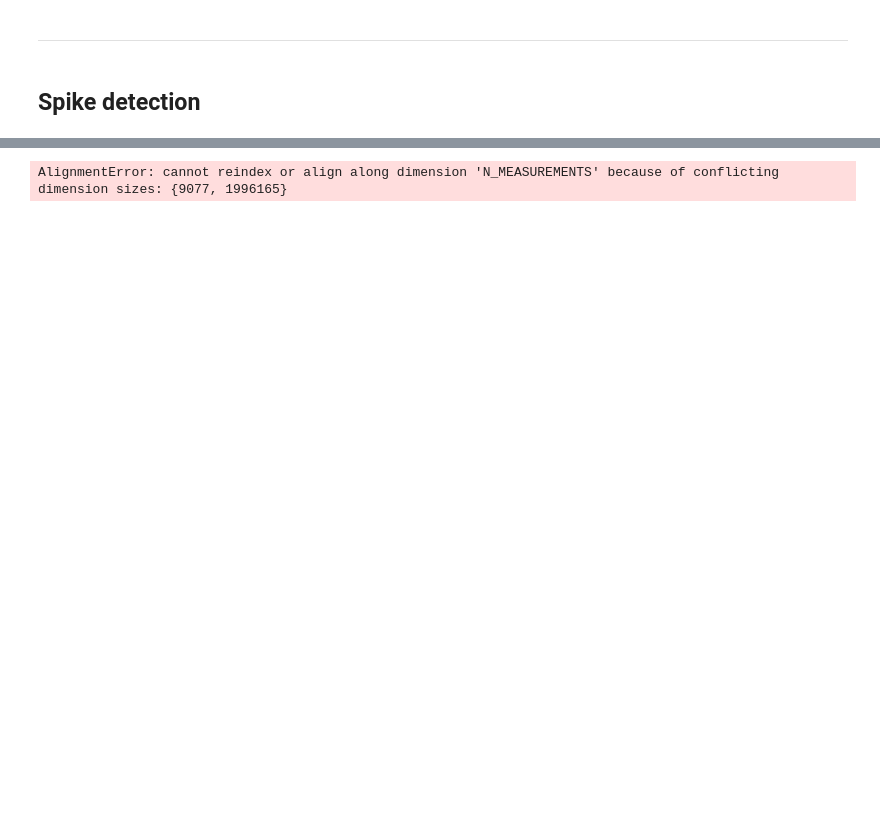
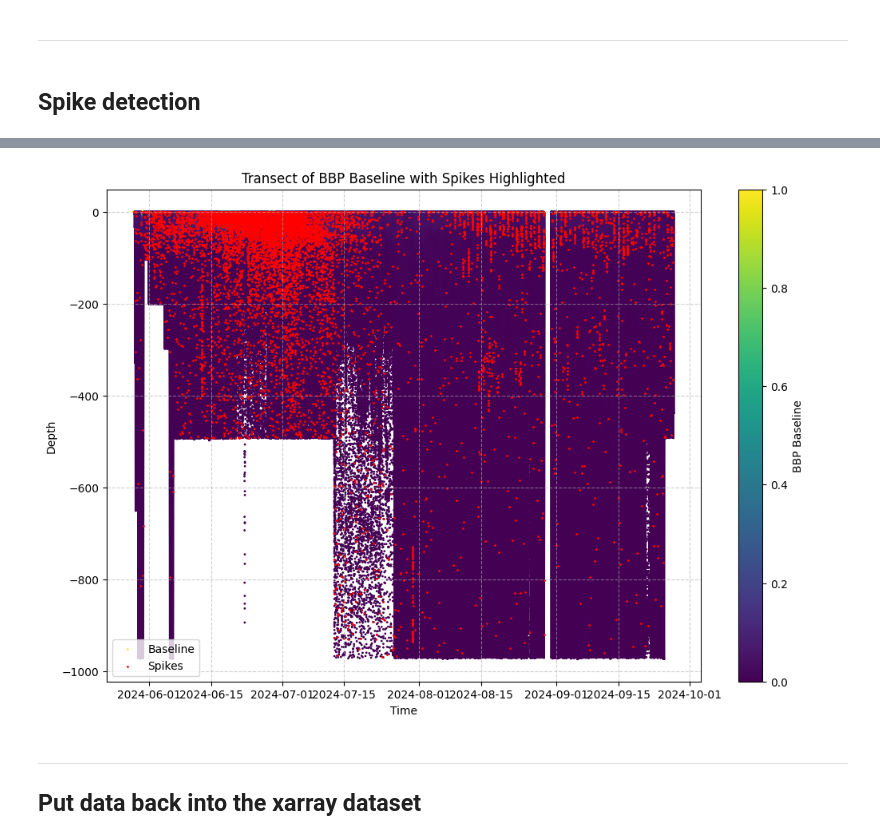
Before and after one commit to Flavi1P/risc_glider_demo, a Jupyter notebook: Scripts/Python/00_bbp_processing.ipynb, the cells around one changed output, grey strips where cells are left out. Saved outputs shown, nothing was run; the diff lists cells and outputs as text; code cells hidden in the pictures; blank space fills up the shorter version.

Commit message:
push bbp bubble still todo

```diff
--- a/Scripts/Python/00_bbp_processing.ipynb
+++ b/Scripts/Python/00_bbp_processing.ipynb
@@ -106,9 +161,38 @@ bbp_baseline, bbp_spikes = gt.cleaning.despike(bbp_corrected, 7, spike_method='m
+# %%
+# Plot transect of bbp_baseline with spikes highlighted
+plt.figure(figsize=(12, 8))
+
+spikes_mask = bbp_spikes > 0.001
+
+# Plot bbp_baseline
+plt.scatter(ds['TIME'].data[~nan_mask], ds['DEPTH_INTERP'].data[~nan_mask],
+            c=bbp_baseline[~nan_mask], cmap='viridis', s=1, label='Baseline')
+
+# Overlay spikes in red
+plt.scatter(ds['TIME'].data[spikes_mask], ds['DEPTH_INTERP'].data[spikes_mask],
+            c='red', s=1, label='Spikes')
+
+plt.colorbar(label='BBP Baseline')
+plt.xlabel('Time')
+plt.ylabel('Depth')
+plt.title('Transect of BBP Baseline with Spikes Highlighted')
+plt.legend()
+plt.grid(True, linestyle='--', alpha=0.6)
+plt.show()
+# %% [output]
+[figure, added]
+# %% [markdown]
+****
+
+## Put data back into the xarray dataset
 # %%
-ds["BBP700_ADJUSTED"] = xr.DataArray(bbp_baseline, coords=ds["BBP700"].coords, dims=ds["BBP700"].dims,
-                                     attrs=ds["BBP700"].attrs)
+ds["BBP700_ADJUSTED"] = xr.DataArray(
+    bbp_corrected,
+    coords={"N_MEASUREMENTS": ds["N_MEASUREMENTS"]},
+    dims=ds["BBP700"].dims,
+    attrs=ds["BBP700"].attrs
+)
 
 ds["BBP700_ADJUSTED"].attrs['long_name'] = 'Corrected particulate backscattering coefficient at 700 nm'
 ds["BBP700_ADJUSTED"].attrs['standard_name'] = 'bbp700_adjusted'
-ds["BBP700_ADJUSTED"].attrs['comments'] = 'Corrected for temperature and salinity effects, negative values removed, despiked using minmax method with a window size of 7'#TODO interact with config file for window size and method
+ds["BBP700_ADJUSTED"].attrs['comments'] = 'Corrected for temperature and salinity effects, negative values removed'  # TODO interact with config file for window size and method
-# %% [output]
-AlignmentError: cannot reindex or align along dimension 'N_MEASUREMENTS' because of conflicting dimension sizes: {9077, 1996165}
```
Also changed, not shown: parts of 12 cells of this notebook.
